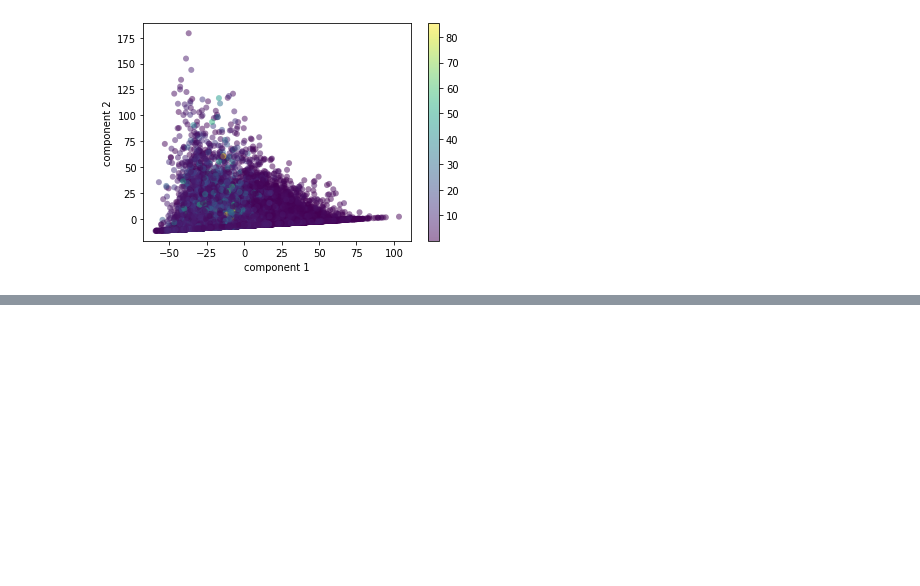
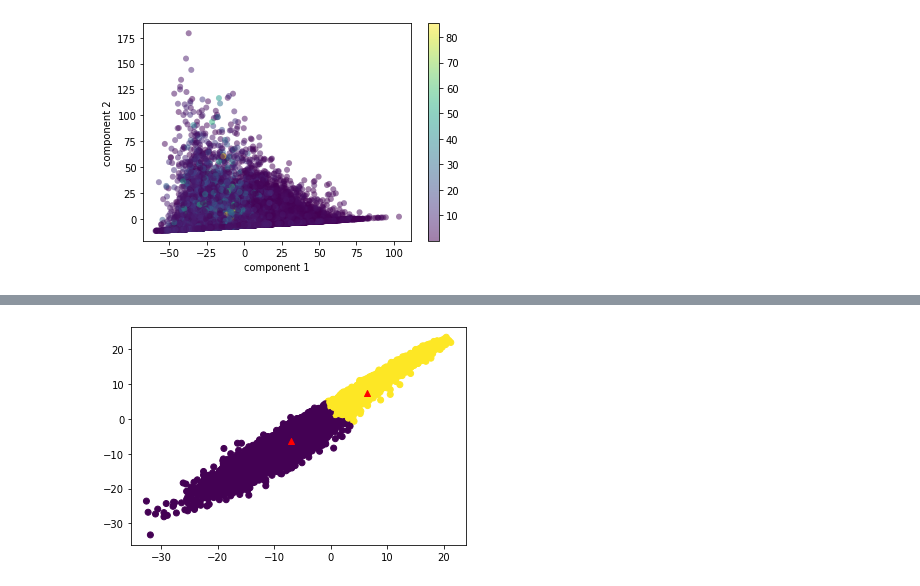
Before and after one commit to WizenPainter/reto-ma2007b, a Jupyter notebook: noaa_ai_workshop/IntroNotebooks/05-Challenge.ipynb, the cells around one changed output, grey strips where cells are left out. Cells and saved outputs as stored; diff of their text form; code cells hidden in the pictures; blank space fills up the shorter version.

```diff
--- a/noaa_ai_workshop/IntroNotebooks/05-Challenge.ipynb
+++ b/noaa_ai_workshop/IntroNotebooks/05-Challenge.ipynb
@@ -89,0 +90,7 @@ plt.show()
+# %%
+plt.scatter(X.iloc[:,1],X.iloc[:,2],c = kmeans.labels_)
+centers = kmeans.cluster_centers_
+plt.scatter(centers[:,0],centers[:,1],marker = '^', c = 'r')
+plt.show()
+# %% [output]
+[figure, added]
```
Also changed, not shown: parts of 11 cells of this notebook.
